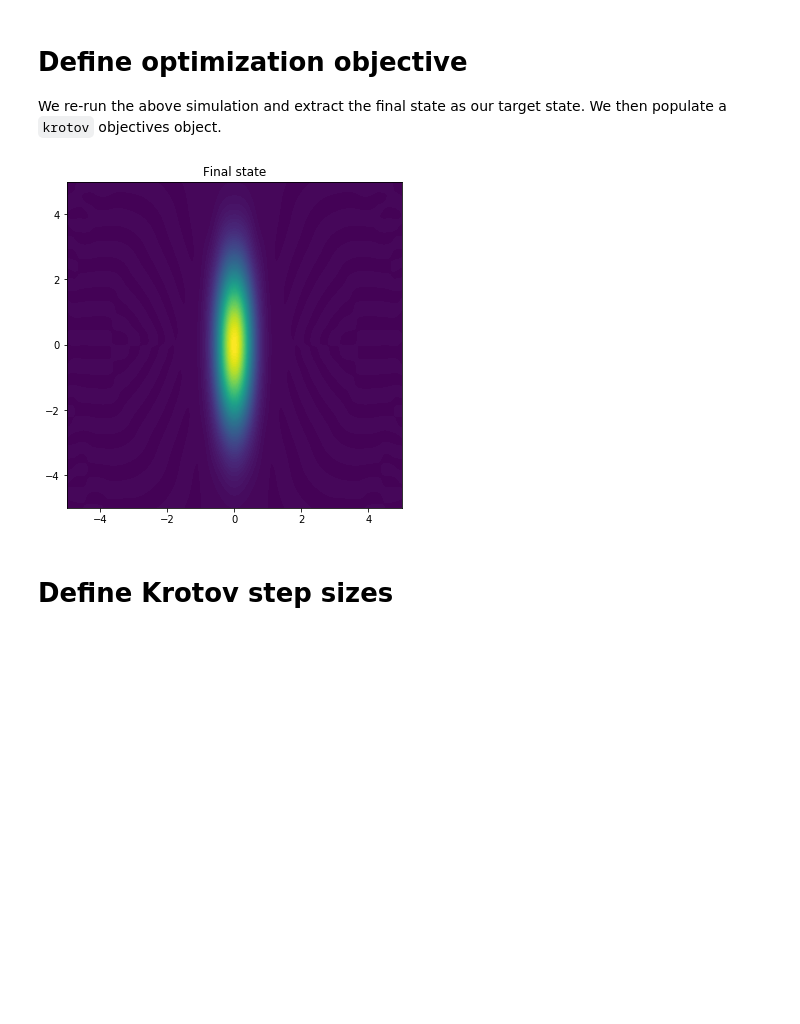
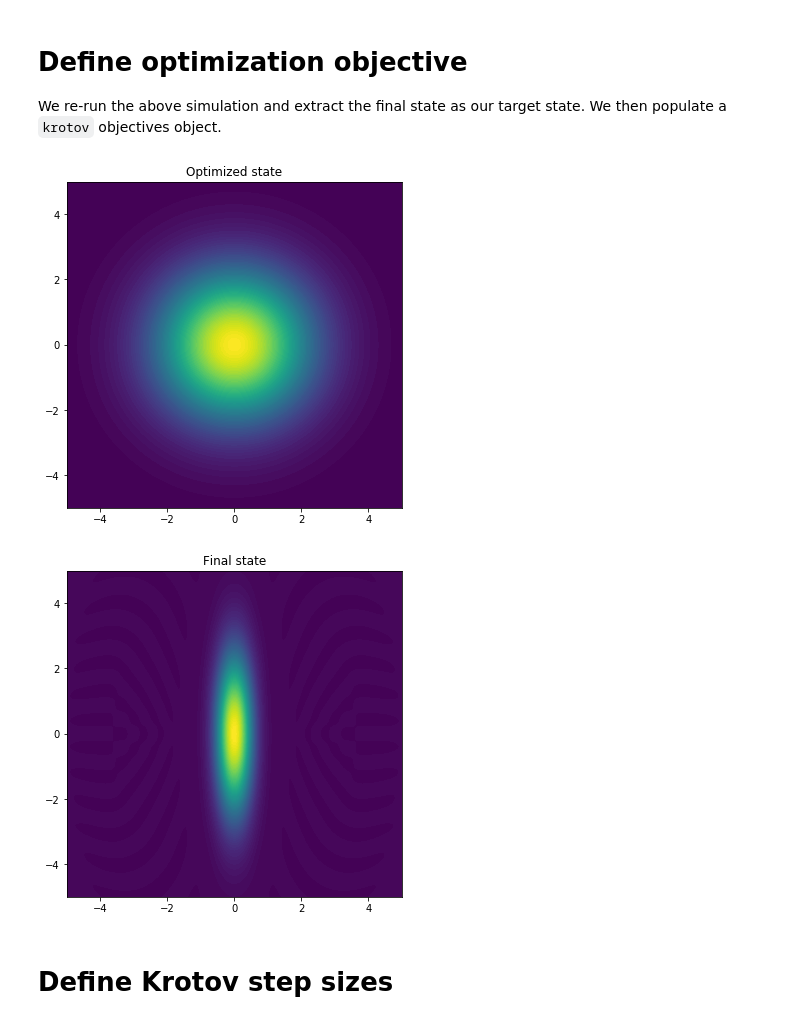
Before and after one commit to LucaTalamo/phys5070_final_project, a Jupyter notebook: mixed_state_optomechanical_squeezing.ipynb, the cells around one changed output. Cells and saved outputs as stored; diff of their text form; code cells hidden in the pictures; blank space fills up the shorter version.

```diff
--- a/mixed_state_optomechanical_squeezing.ipynb
+++ b/mixed_state_optomechanical_squeezing.ipynb
@@ -143,16 +143,29 @@ objectives = [krotov.Objective(initial_state = rho_init, target = rho_final, H=L
 # %%
 xvec = np.linspace(-5,5,200)
 
-W_final = qt.wigner(rho_final, xvec, xvec)
+# plot initial mechanical state
+W_init = qt.wigner(rho_init.ptrace(1), xvec, xvec)
+
+# plot the results
+
+fig, ax = plt.subplots(figsize = (6,6))
+cont0 = ax.contourf(xvec, xvec, W_init, 100)
+lbl0 = ax.set_title("Optimized state")
+plt.show()
+
+
+# plot final mechancal state
+W_final = qt.wigner(rho_final.ptrace(1), xvec, xvec)
 
 # plot the results
 
 fig, ax = plt.subplots(figsize = (6,6))
 cont0 = ax.contourf(xvec, xvec, W_final, 100)
 lbl0 = ax.set_title("Final state")
 plt.show()
 # %% [output]
-[figure, old version]
+[figure, new version]
+[figure, added]
 # %% [markdown]
 # Define Krotov step sizes
 # %%
```
Also changed, not shown: parts of 10 cells of this notebook.
